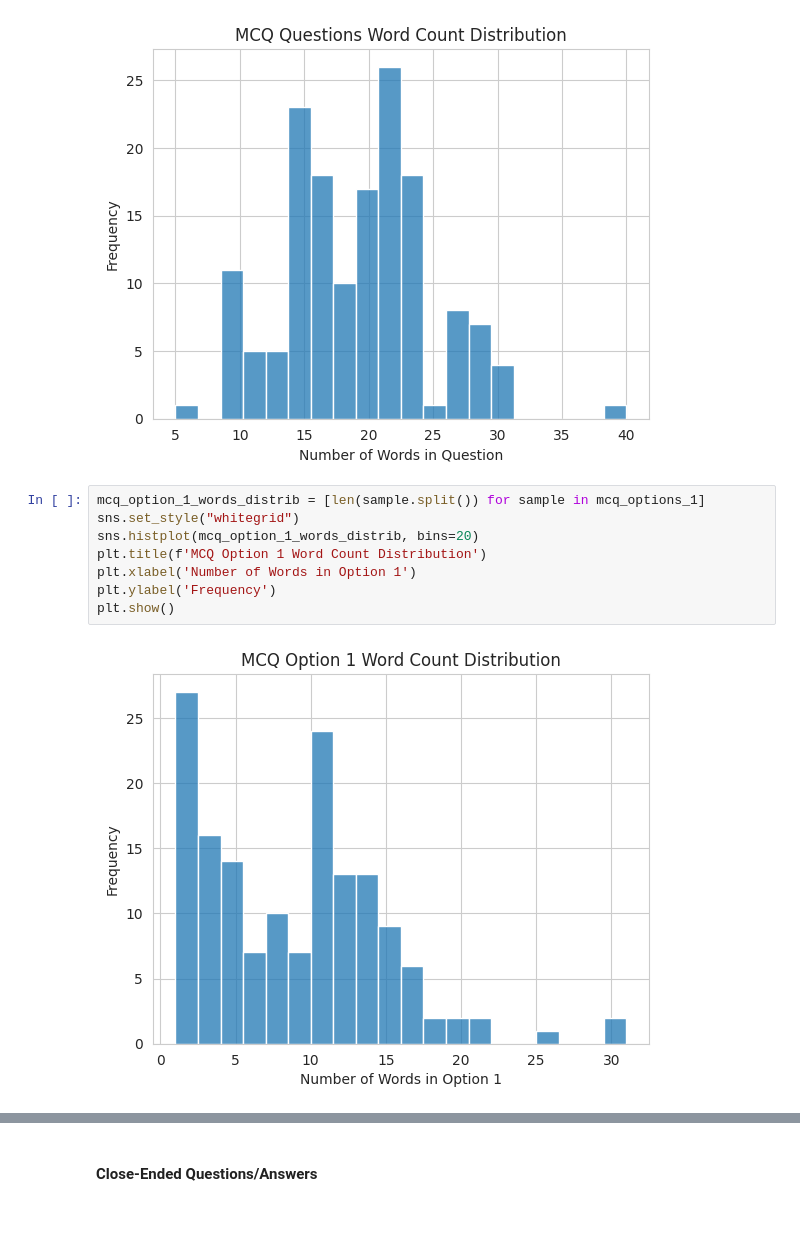
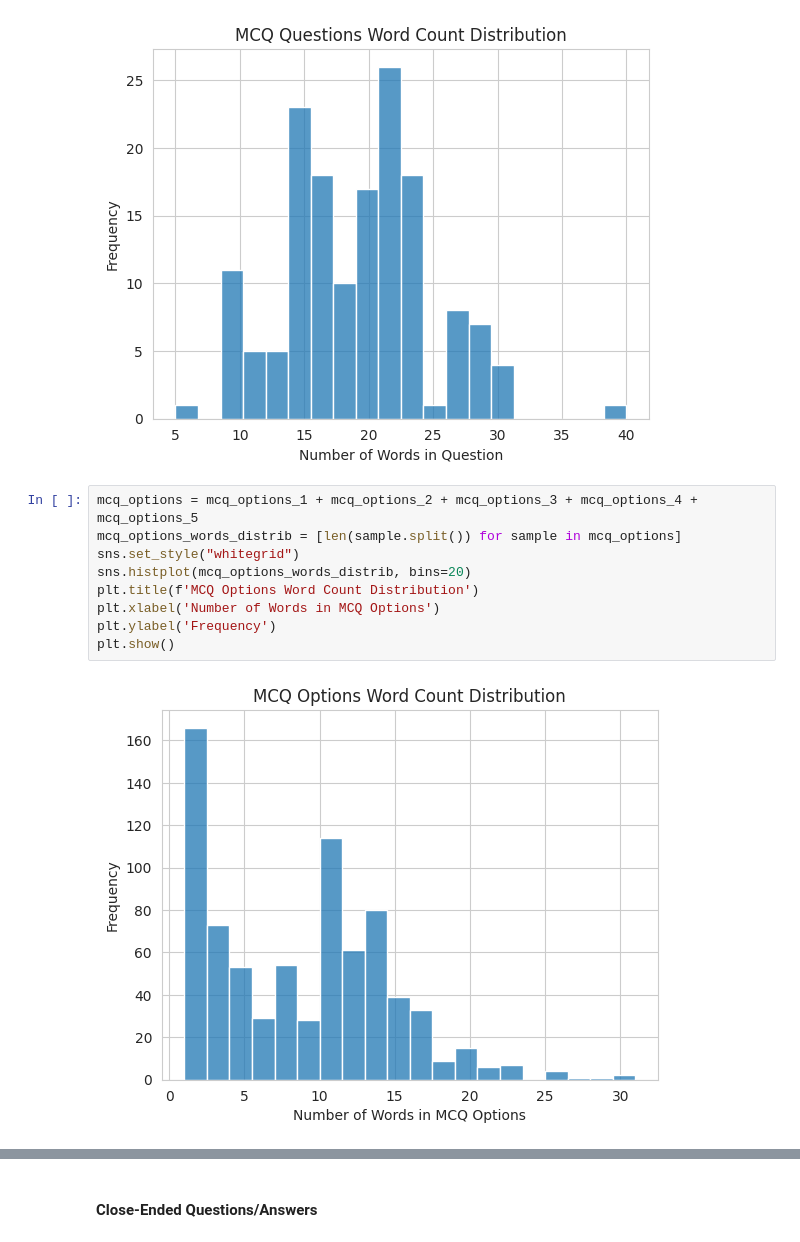
Before and after one commit to embedded-robotics/path-open-data, a Jupyter notebook: pathopen_raw_data_analysis.ipynb, the cells around one changed output, grey strips where cells are left out. Drawn from its saved outputs; the diff is of its cells as text.

```diff
--- a/pathopen_raw_data_analysis.ipynb
+++ b/pathopen_raw_data_analysis.ipynb
@@ -337,12 +437,13 @@ plt.show()
 # %% [output]
 [figure]
 # %%
-mcq_option_1_words_distrib = [len(sample.split()) for sample in mcq_options_1]
+mcq_options = mcq_options_1 + mcq_options_2 + mcq_options_3 + mcq_options_4 + mcq_options_5
+mcq_options_words_distrib = [len(sample.split()) for sample in mcq_options]
 sns.set_style("whitegrid")
-sns.histplot(mcq_option_1_words_distrib, bins=20)
-plt.title(f'MCQ Option 1 Word Count Distribution')
-plt.xlabel('Number of Words in Option 1')
+sns.histplot(mcq_options_words_distrib, bins=20)
+plt.title(f'MCQ Options Word Count Distribution')
+plt.xlabel('Number of Words in MCQ Options')
 plt.ylabel('Frequency')
 plt.show()
 # %% [output]
-[figure, old version]
+[figure, new version]
```
Also changed, not shown: parts of 25 cells of this notebook.
